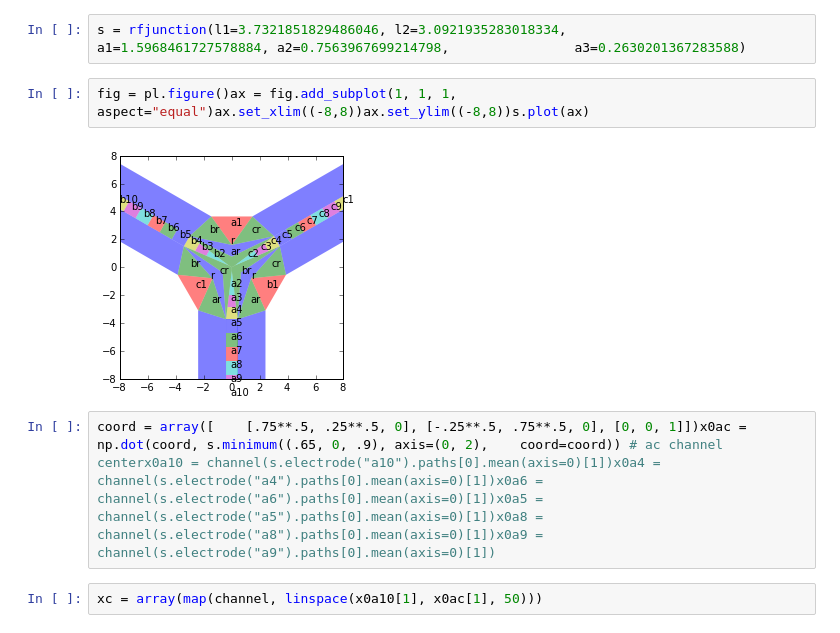
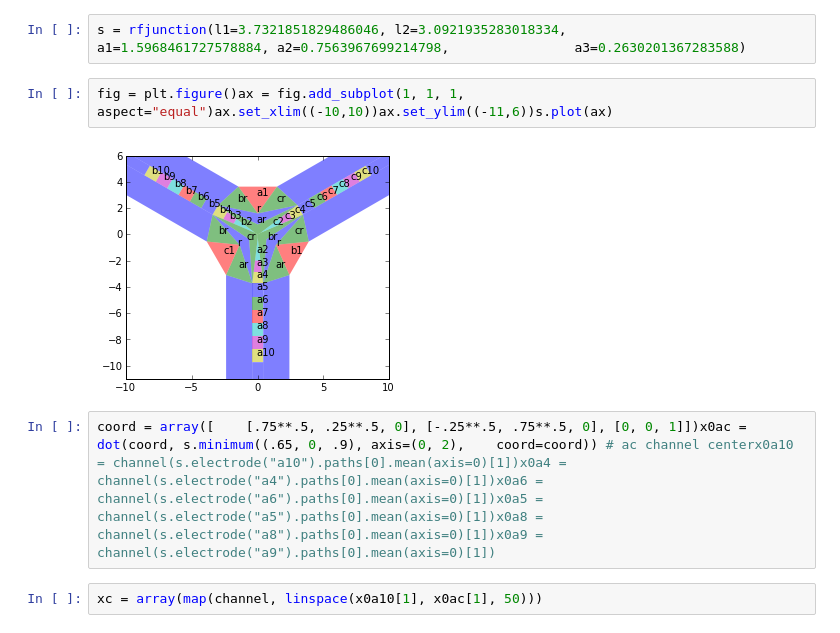
Before and after one commit to nist-ionstorage/electrode, a Jupyter notebook: notebooks/rfjunction.ipynb, the cells around one changed output. Cells and saved outputs as stored; diff of their text form.

```diff
--- a/rfjunction.ipynb
+++ b/notebooks/rfjunction.ipynb
@@ -7,11 +7,11 @@ def rfjunction(l1, l2, a1, a2, a3):    a0 = 2*(2**.5-1)    b0 = 2.    rmax = 500
 # %%
 s = rfjunction(l1=3.7321851829486046, l2=3.0921935283018334,                a1=1.5968461727578884, a2=0.7563967699214798,                a3=0.2630201367283588)
 # %%
-fig = pl.figure()ax = fig.add_subplot(1, 1, 1, aspect="equal")ax.set_xlim((-8,8))ax.set_ylim((-8,8))s.plot(ax)
+fig = plt.figure()ax = fig.add_subplot(1, 1, 1, aspect="equal")ax.set_xlim((-10,10))ax.set_ylim((-11,6))s.plot(ax)
 # %% [output]
-[figure, old version]
+[figure, new version]
 # %%
-coord = array([    [.75**.5, .25**.5, 0], [-.25**.5, .75**.5, 0], [0, 0, 1]])x0ac = np.dot(coord, s.minimum((.65, 0, .9), axis=(0, 2),    coord=coord)) # ac channel centerx0a10 = channel(s.electrode("a10").paths[0].mean(axis=0)[1])x0a4 = channel(s.electrode("a4").paths[0].mean(axis=0)[1])x0a6 = channel(s.electrode("a6").paths[0].mean(axis=0)[1])x0a5 = channel(s.electrode("a5").paths[0].mean(axis=0)[1])x0a8 = channel(s.electrode("a8").paths[0].mean(axis=0)[1])x0a9 = channel(s.electrode("a9").paths[0].mean(axis=0)[1])
+coord = array([    [.75**.5, .25**.5, 0], [-.25**.5, .75**.5, 0], [0, 0, 1]])x0ac = dot(coord, s.minimum((.65, 0, .9), axis=(0, 2),    coord=coord)) # ac channel centerx0a10 = channel(s.electrode("a10").paths[0].mean(axis=0)[1])x0a4 = channel(s.electrode("a4").paths[0].mean(axis=0)[1])x0a6 = channel(s.electrode("a6").paths[0].mean(axis=0)[1])x0a5 = channel(s.electrode("a5").paths[0].mean(axis=0)[1])x0a8 = channel(s.electrode("a8").paths[0].mean(axis=0)[1])x0a9 = channel(s.electrode("a9").paths[0].mean(axis=0)[1])
 # %%
 xc = array(map(channel, linspace(x0a10[1], x0ac[1], 50)))
 # %%
```
Also changed, not shown: parts of 5 cells of this notebook, 14 other files.
